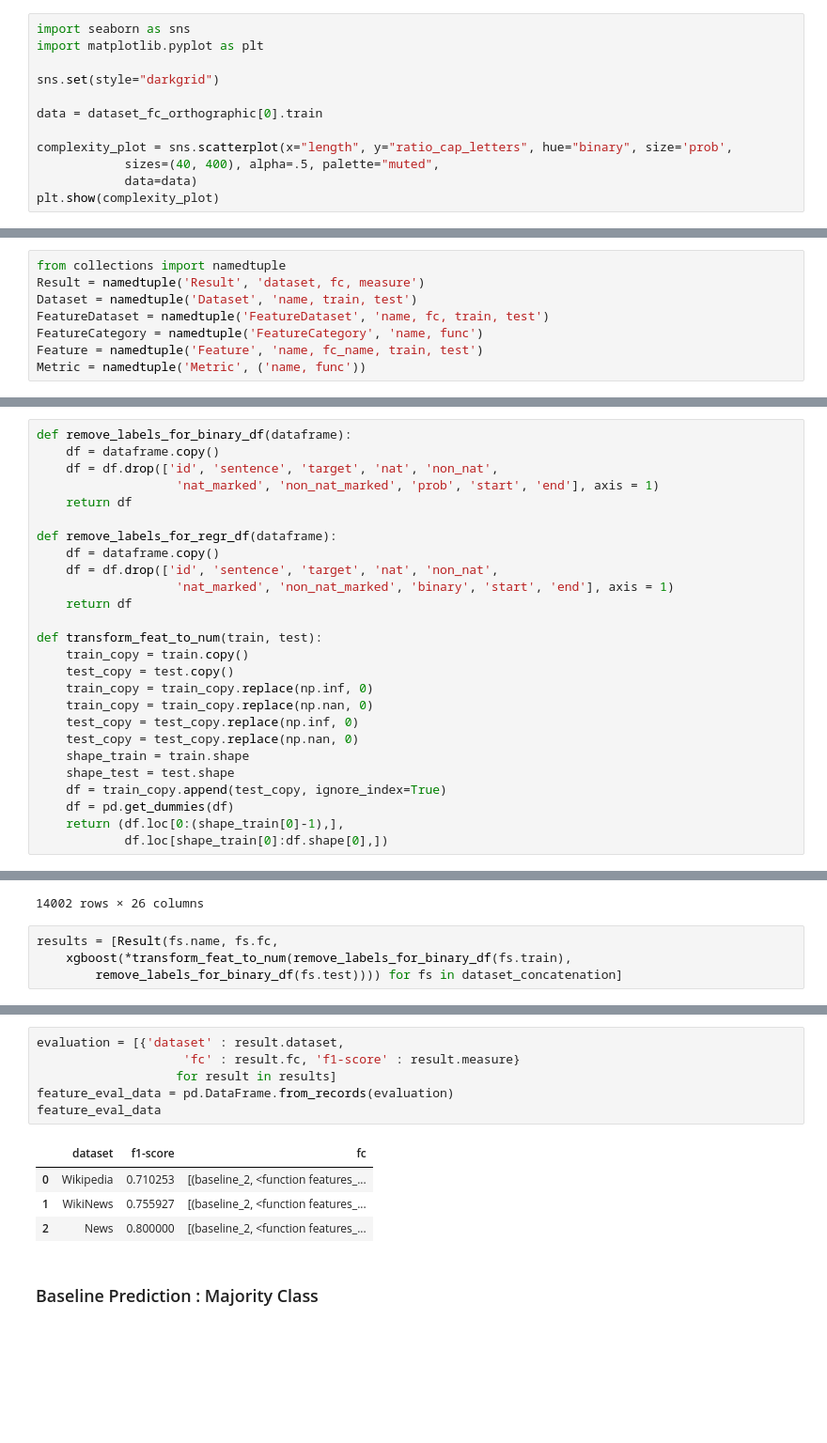
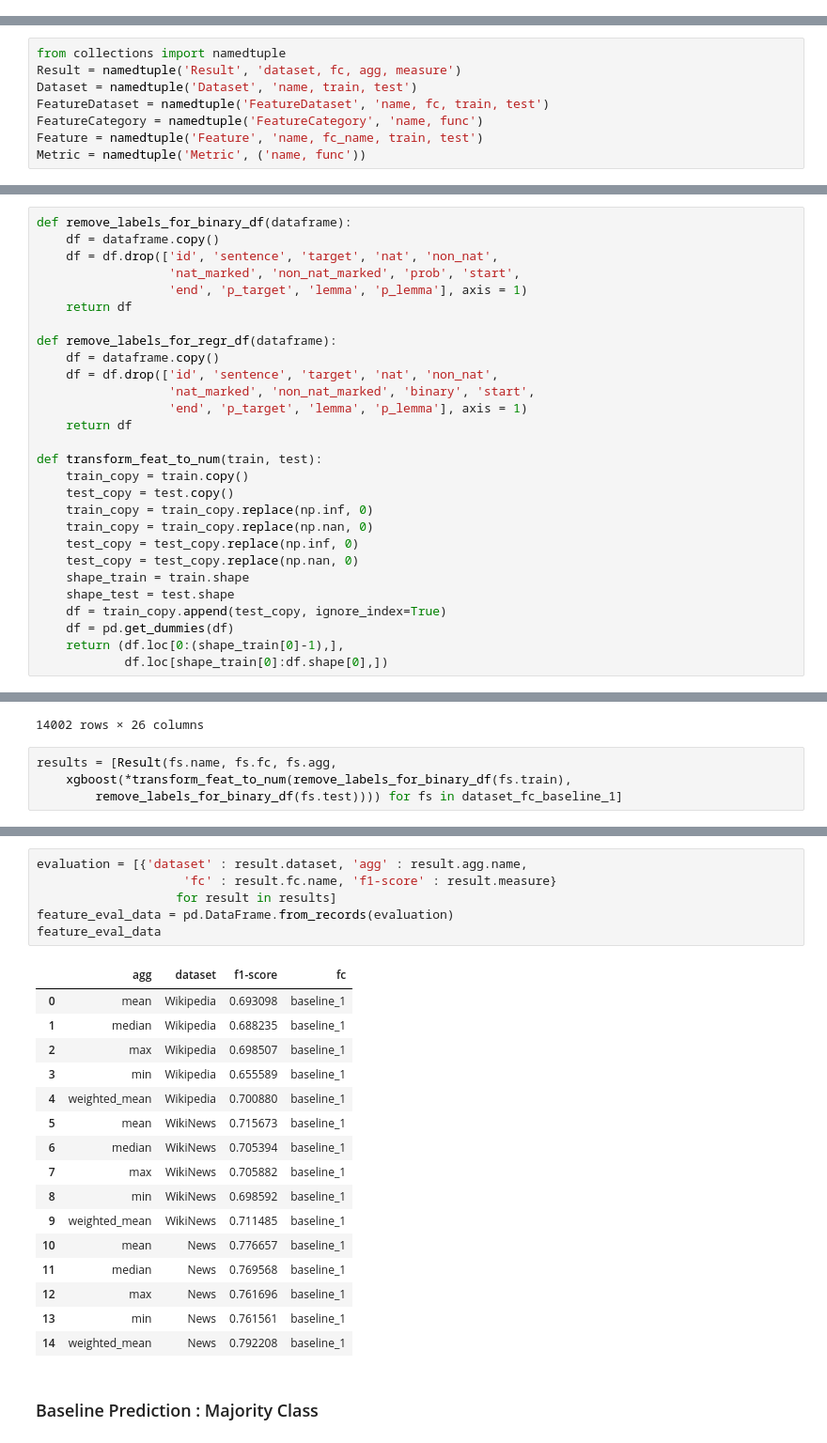
Before and after one commit to kristiankolthoff/CoWoPhId, a Jupyter notebook: python/features_cwi.ipynb, the cells around one changed output, grey strips where cells are left out. Shown at 94% size. Cells and saved outputs as stored; diff of their text form; blank space fills up the shorter version.

```diff
--- a/python/features_cwi.ipynb
+++ b/python/features_cwi.ipynb
@@ -441,12 +277,0 @@ train.loc[train.hyphenated >=1,]
-# %%
-import seaborn as sns
-import matplotlib.pyplot as plt
-
-sns.set(style="darkgrid")
-
-data = dataset_fc_orthographic[0].train
-
-complexity_plot = sns.scatterplot(x="length", y="ratio_cap_letters", hue="binary", size='prob',
-            sizes=(40, 400), alpha=.5, palette="muted",
-            data=data)
-plt.show(complexity_plot)
@@ -2348,7 +2014,7 @@ complexity_plot_figure.savefig('../plots/features/len-to-dale-chall.pdf')
 Here we compute individual feature importance based on different metrics. For example, we implement and compute the F-Score, providing an idea of the discrimination power the feature has.
 # %%
 from collections import namedtuple
-Result = namedtuple('Result', 'dataset, fc, measure')
+Result = namedtuple('Result', 'dataset, fc, agg, measure')
 Dataset = namedtuple('Dataset', 'name, train, test')
 FeatureDataset = namedtuple('FeatureDataset', 'name, fc, train, test')
 FeatureCategory = namedtuple('FeatureCategory', 'name, func')
@@ -2360,13 +2026,15 @@ Metric = namedtuple('Metric', ('name, func'))
 def remove_labels_for_binary_df(dataframe):
     df = dataframe.copy()
     df = df.drop(['id', 'sentence', 'target', 'nat', 'non_nat',
-                   'nat_marked', 'non_nat_marked', 'prob', 'start', 'end'], axis = 1)
+                  'nat_marked', 'non_nat_marked', 'prob', 'start',
+                  'end', 'p_target', 'lemma', 'p_lemma'], axis = 1)
     return df
 
 def remove_labels_for_regr_df(dataframe):
     df = dataframe.copy()
     df = df.drop(['id', 'sentence', 'target', 'nat', 'non_nat',
-                   'nat_marked', 'non_nat_marked', 'binary', 'start', 'end'], axis = 1)
+                  'nat_marked', 'non_nat_marked', 'binary', 'start',
+                  'end', 'p_target', 'lemma', 'p_lemma'], axis = 1)
     return df
 
 def transform_feat_to_num(train, test):
@@ -2492,7 +2160,7 @@ dataset_concatenation[2].train
 | 14001 | 3BDORL6HKKEAN0VN5BP8OZIQ163CR1 | Stephen Biddle, a defense analyst... | 234 | 238 | home | 10 | 10 | 0 | 0 | 0 | ... |
 14002 rows × 26 columns
 # %%
-results = [Result(fs.name, fs.fc,
+results = [Result(fs.name, fs.fc, fs.agg,
     xgboost(*transform_feat_to_num(remove_labels_for_binary_df(fs.train),
-        remove_labels_for_binary_df(fs.test)))) for fs in dataset_concatenation]
+        remove_labels_for_binary_df(fs.test)))) for fs in dataset_fc_baseline_1]
 # %% [output]
@@ -2516,14 +2184,26 @@ results = [Result(fs.name, fs.fc,
 # %%
-evaluation = [{'dataset' : result.dataset,
-                    'fc' : result.fc, 'f1-score' : result.measure}
+evaluation = [{'dataset' : result.dataset, 'agg' : result.agg.name,
+                    'fc' : result.fc.name, 'f1-score' : result.measure}
                    for result in results]
 feature_eval_data = pd.DataFrame.from_records(evaluation)
 feature_eval_data
 # %% [output]
-|  | dataset | f1-score | fc |
-| 0 | Wikipedia | 0.710253 | [(baseline_2, <function features_... |
-| 1 | WikiNews | 0.755927 | [(baseline_2, <function features_... |
-| 2 | News | 0.800000 | [(baseline_2, <function features_... |
+|  | agg | dataset | f1-score | fc |
+| 0 | mean | Wikipedia | 0.693098 | baseline_1 |
+| 1 | median | Wikipedia | 0.688235 | baseline_1 |
+| 2 | max | Wikipedia | 0.698507 | baseline_1 |
+| 3 | min | Wikipedia | 0.655589 | baseline_1 |
+| 4 | weighted_mean | Wikipedia | 0.700880 | baseline_1 |
+| 5 | mean | WikiNews | 0.715673 | baseline_1 |
+| 6 | median | WikiNews | 0.705394 | baseline_1 |
+| 7 | max | WikiNews | 0.705882 | baseline_1 |
+| 8 | min | WikiNews | 0.698592 | baseline_1 |
+| 9 | weighted_mean | WikiNews | 0.711485 | baseline_1 |
+| 10 | mean | News | 0.776657 | baseline_1 |
+| 11 | median | News | 0.769568 | baseline_1 |
+| 12 | max | News | 0.761696 | baseline_1 |
+| 13 | min | News | 0.761561 | baseline_1 |
+| 14 | weighted_mean | News | 0.792208 | baseline_1 |
 # %% [markdown]
 ### Baseline Prediction : Majority Class
 # %%
```
Also changed, not shown: parts of 58 cells of this notebook.
